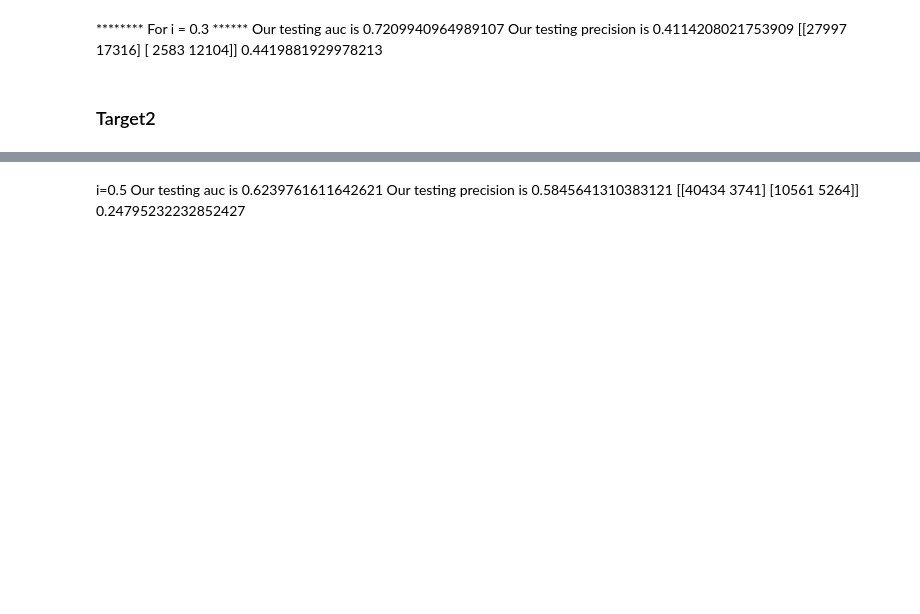
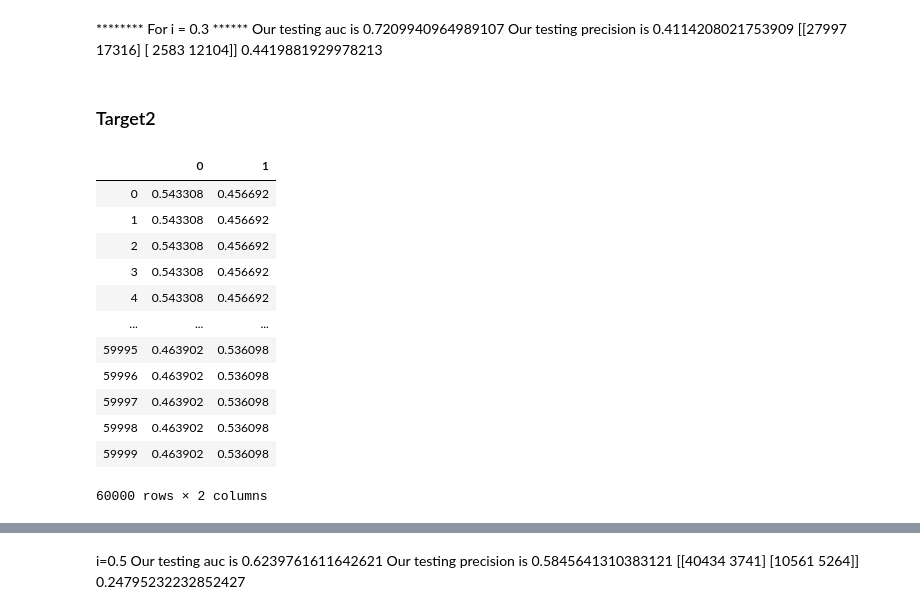
Before and after one commit to luwu29/IAA_profiles, a Jupyter notebook: ML_project-Copy1.ipynb, the cells around one changed output, grey strips where cells are left out. Cells and saved outputs as stored; diff of their text form; code cells hidden in the pictures; blank space fills up the shorter version.

```diff
--- a/ML_project-Copy1.ipynb
+++ b/ML_project-Copy1.ipynb
@@ -819,3 +974,19 @@ Our testing precision is 0.4114208021753909
 0.4419881929978213
 # %% [markdown]
 ### Target2
+# %%
+pred_proba_df
+# %% [output]
+|  | 0 | 1 |
+| 0 | 0.543308 | 0.456692 |
+| 1 | 0.543308 | 0.456692 |
+| 2 | 0.543308 | 0.456692 |
+| 3 | 0.543308 | 0.456692 |
+| 4 | 0.543308 | 0.456692 |
+| ... | ... | ... |
+| 59995 | 0.463902 | 0.536098 |
+| 59996 | 0.463902 | 0.536098 |
+| 59997 | 0.463902 | 0.536098 |
+| 59998 | 0.463902 | 0.536098 |
+| 59999 | 0.463902 | 0.536098 |
+60000 rows × 2 columns
```
Also changed, not shown: parts of 45 cells of this notebook.
